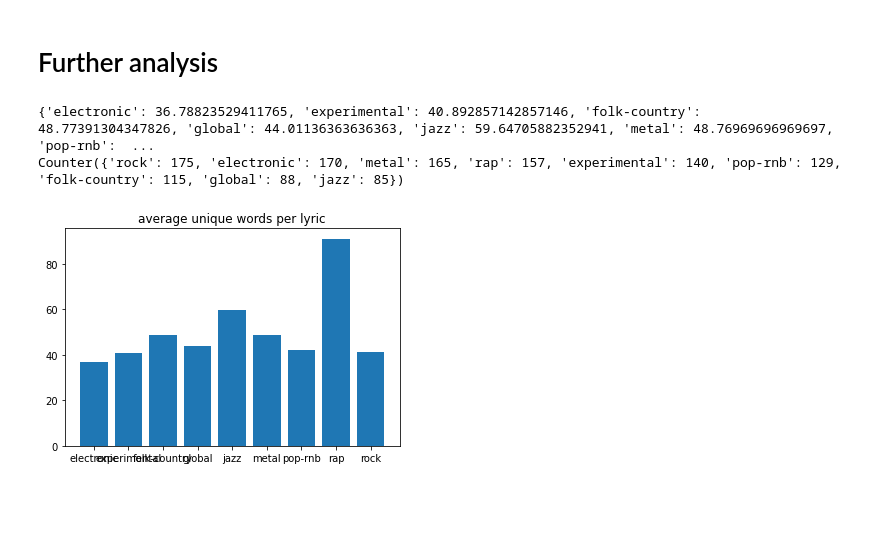
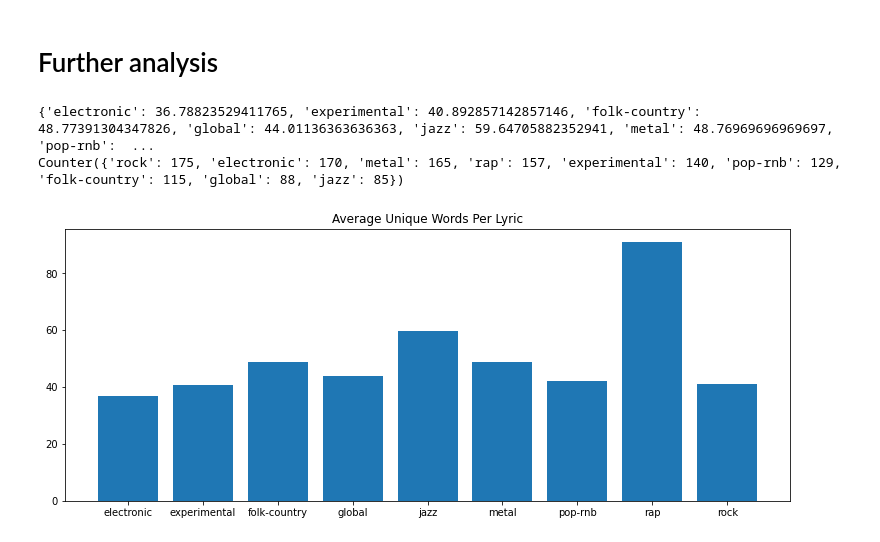
Before and after one commit to obsqyr/TDDE16-project, a Jupyter notebook: lyrics-classifier.ipynb, the cells around one changed output. Saved outputs shown, nothing was run; the diff lists cells and outputs as text; code cells hidden in the pictures; blank space fills up the shorter version.

```diff
--- a/lyrics-classifier.ipynb
+++ b/lyrics-classifier.ipynb
@@ -370,28 +364,29 @@ plot_confusion_matrix(pipe4, df_lyrics_test['lyric'], df_lyrics_test['genre'])
 # %%
 import matplotlib.pyplot as plt
 import collections
 
 # average amount of words
 d = {'electronic': [], 'experimental' : [],
                      'folk-country' : [], 'global' : [],
                      'jazz' : [], 'metal' : [], 'pop-rnb' : [],
                      'rap' : [], 'rock' : []}
 
 
 for lyric, genre in zip(lyrics, genres):
-    d[genre].extend(set(lyric.lower().split()))
+    d[genre].extend(set(lyric.split()))
 
 num = collections.Counter(genres)
 for key in d.keys():
     d[key] = len(set(d[key])) / num[key]
 
 print(d)
 print(num)
 
+plt.figure(figsize=(13,5))
 plt.bar(d.keys(), d.values())
-plt.title('average unique words per lyric')
+plt.title('Average Unique Words Per Lyric')
 plt.show()
 # %% [output]
 {'electronic': 36.78823529411765, 'experimental': 40.892857142857146, 'folk-country': 48.77391304347826, 'global': 44.01136363636363, 'jazz': 59.64705882352941, 'metal': 48.76969696969697, 'pop-rnb':  ...
 Counter({'rock': 175, 'electronic': 170, 'metal': 165, 'rap': 157, 'experimental': 140, 'pop-rnb': 129, 'folk-country': 115, 'global': 88, 'jazz': 85})
-[figure, old version]
+[figure, new version]
```
Also changed, not shown: parts of 10 cells of this notebook, 2 other files.
